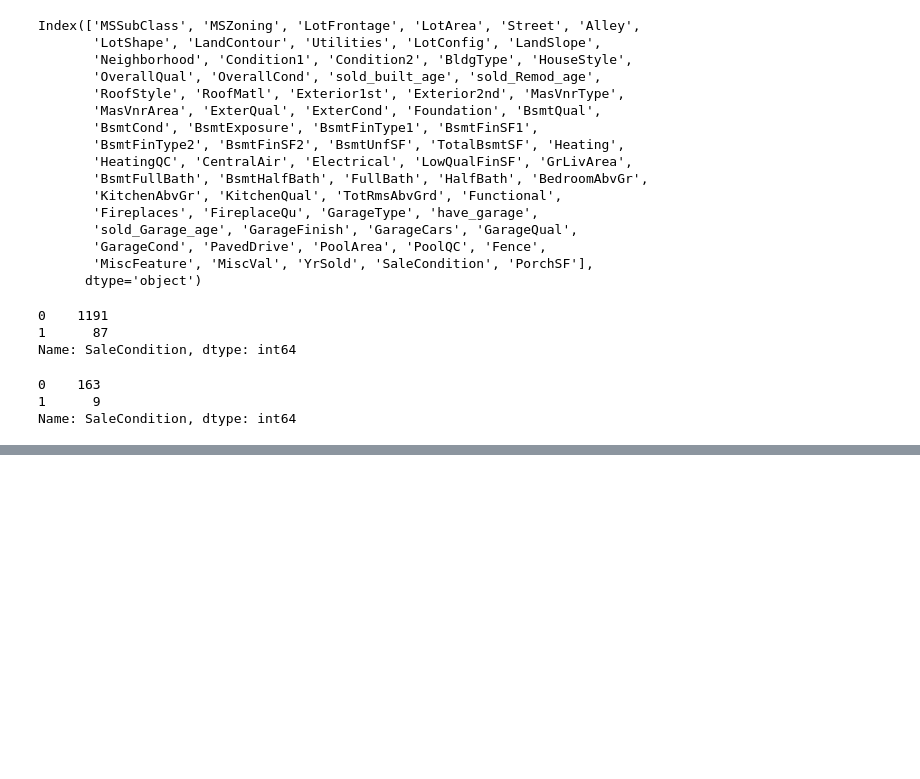
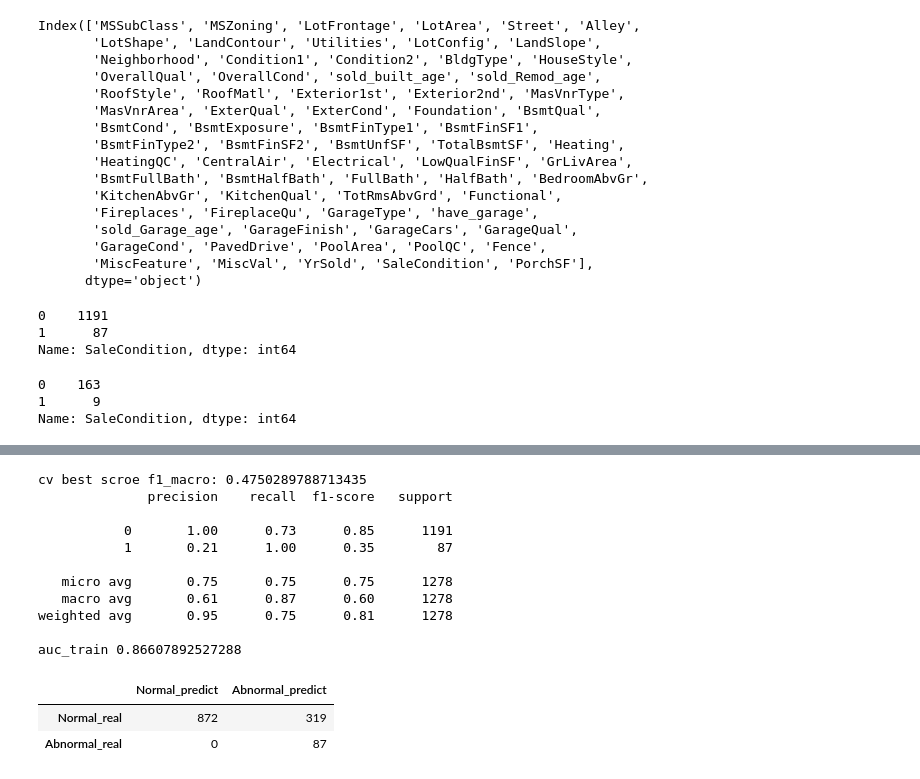
Before and after one commit to Miaowshroom/project3_a2, a Jupyter notebook: project-03-combined.ipynb, the cells around one changed output, grey strips where cells are left out. Saved outputs shown, nothing was run; the diff lists cells and outputs as text; code cells hidden in the pictures; blank space fills up the shorter version.

```diff
--- a/project-03-combined.ipynb
+++ b/project-03-combined.ipynb
@@ -2022,0 +2109,19 @@ dict_keys(['memory', 'steps', 'smt', 'logR', 'smt__k_neighbors', 'smt__kind', 's
+# %%
+## Model 2: setting upsampled SVM with different class weight gamma and C
+## Using SMOTE to upsample the minority data, and using the imbalance learn piplline that will not affect the testing result
+## However, this model was not good
+
+smt = SVMSMOTE(random_state=42, sampling_strategy='minority')
+svc = SVC(kernel='linear')
+smt_svc_pipeline = imPipeline([('smt', smt), ('svc', svc)])
+
+svc_parameter = {'svc__gamma': np.linspace(0.0001, 5, 15),
+                 'svc__C':10**np.linspace(-5, 3, 15),
+                'svc__class_weight': [{1:1, 0:1}, {1:2, 0:1} ]}
+
+
+print(smt_svc_pipeline.get_params().keys())
+
+
+smt_svc_Grid = GridSearchCV(smt_svc_pipeline, svc_parameter, cv=5, scoring='roc_auc', n_jobs=7, verbose=1 )
+smt_svc_Grid.fit(X_train_std_q3, y_train_q3)
@@ -2022,0 +2147,23 @@ dict_keys(['memory', 'steps', 'smt', 'logR', 'smt__k_neighbors', 'smt__kind', 's
+# %%
+# Train set review
+print(f"cv best scroe f1_macro: {smt_svc_Grid.best_score_}")
+y_predict = smt_svc_Grid.best_estimator_.predict(X_train_std_q3)
+print(classification_report(y_train_q3, y_predict))
+fpr, tp4, _ = roc_curve(y_train_q3, y_predict)
+print(f"auc_train {auc(fpr, tp4)}")
+pd.DataFrame(confusion_matrix(y_train_q3, y_predict), columns=['Normal_predict','Abnormal_predict'], index = ['Normal_real','Abnormal_real'])
+# %% [output]
+cv best scroe f1_macro: 0.4750289788713435
+              precision    recall  f1-score   support
+
+           0       1.00      0.73      0.85      1191
+           1       0.21      1.00      0.35        87
+
+   micro avg       0.75      0.75      0.75      1278
+   macro avg       0.61      0.87      0.60      1278
+weighted avg       0.95      0.75      0.81      1278
+
+auc_train 0.86607892527288
+|  | Normal_predict | Abnormal_predict |
+| Normal_real | 872 | 319 |
+| Abnormal_real | 0 | 87 |
```
Also changed, not shown: parts of 21 cells of this notebook.
